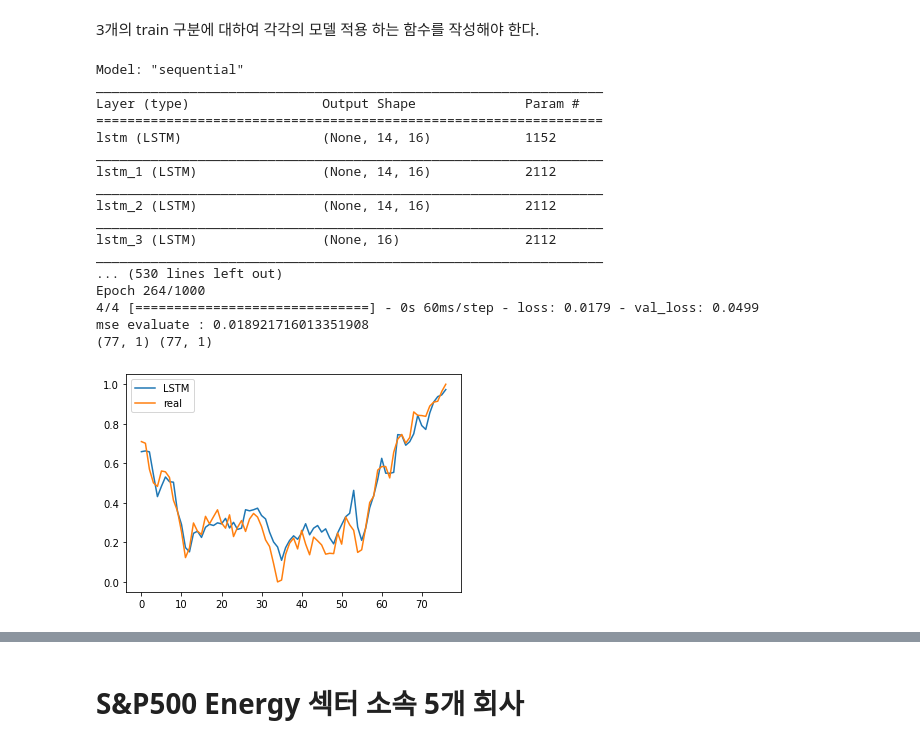
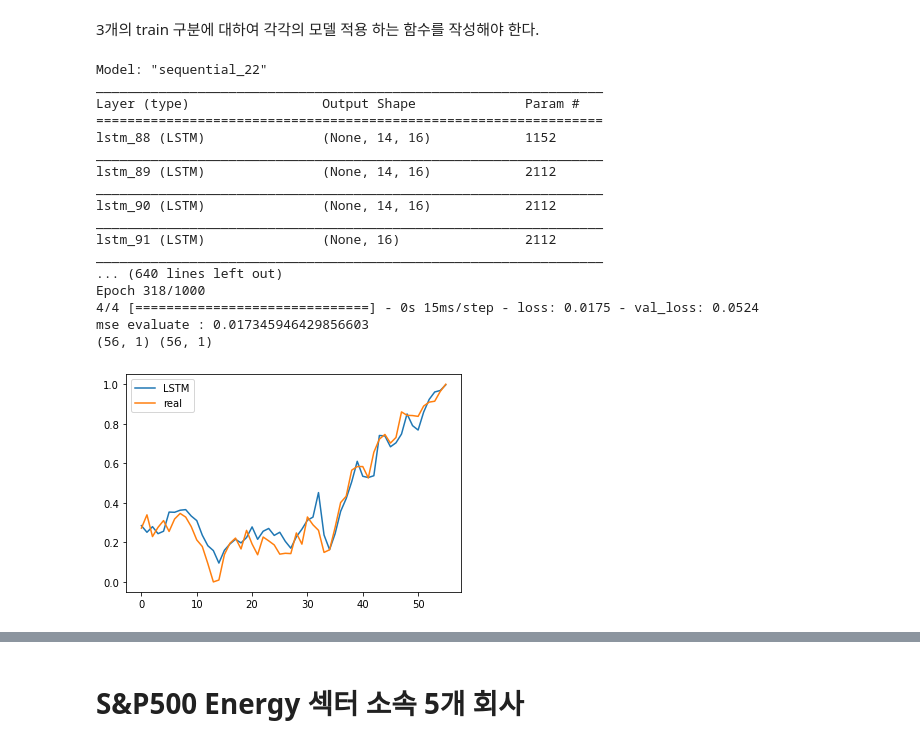
Before and after one commit to Young312886/Stock_value_prediction, a Jupyter notebook: Predict2020.ipynb, the cells around one changed output, grey strips where cells are left out. Cells and saved outputs as stored; diff of their text form; code cells hidden in the pictures.

```diff
--- a/Predict2020.ipynb
+++ b/Predict2020.ipynb
@@ -119,8 +119,8 @@ Train/Test Split
 # %% [markdown]
 ## 2020년의 경우
 # %%
-train2020 = df_2020.loc[df_2020.Date < '2021-07-01',:]
-test2020 = df_2020.loc[df_2020.Date >= '2021-07-01',:]
+train2020 = df_2020.loc[df_2020.Date < '2021-07-31',:]
+test2020 = df_2020.loc[df_2020.Date >= '2021-07-31',:]
 X2_train = np.array(train2020.drop(['Date','Brent','Energy'],axis =1))
 y2_train = np.array(train2020.Energy)
 X2_test = np.array(test2020.drop(['Date','Brent','Energy'],axis =1))
@@ -191,24 +192,24 @@ def Train(xtrain,ytrain,xtest,ytest,number):
 # %%
-yhat4, ytest4 =Train(tX2_train, ty2_train, tX2_test,ty2_test,4)
+yhat, ytest =Train(tX2_train, ty2_train, tX2_test,ty2_test,4)
 # %% [output]
-Model: "sequential"
+Model: "sequential_22"
 _________________________________________________________________
 Layer (type)                 Output Shape              Param #
 =================================================================
-lstm (LSTM)                  (None, 14, 16)            1152
+lstm_88 (LSTM)               (None, 14, 16)            1152
 _________________________________________________________________
-lstm_1 (LSTM)                (None, 14, 16)            2112
+lstm_89 (LSTM)               (None, 14, 16)            2112
 _________________________________________________________________
-lstm_2 (LSTM)                (None, 14, 16)            2112
+lstm_90 (LSTM)               (None, 14, 16)            2112
 _________________________________________________________________
-lstm_3 (LSTM)                (None, 16)                2112
+lstm_91 (LSTM)               (None, 16)                2112
 _________________________________________________________________
-... (530 lines left out)
-Epoch 264/1000
-4/4 [==============================] - 0s 60ms/step - loss: 0.0179 - val_loss: 0.0499
-mse evaluate : 0.018921716013351908
-(77, 1) (77, 1)
+... (640 lines left out)
+Epoch 318/1000
+4/4 [==============================] - 0s 15ms/step - loss: 0.0175 - val_loss: 0.0524
+mse evaluate : 0.017345946429856603
+(56, 1) (56, 1)
-[figure, old version]
+[figure, new version]
 # %%
 #inverse scaler
 scaler4.inverse_transform(yhat)
```
Also changed, not shown: parts of 26 cells of this notebook, 2 other files.
